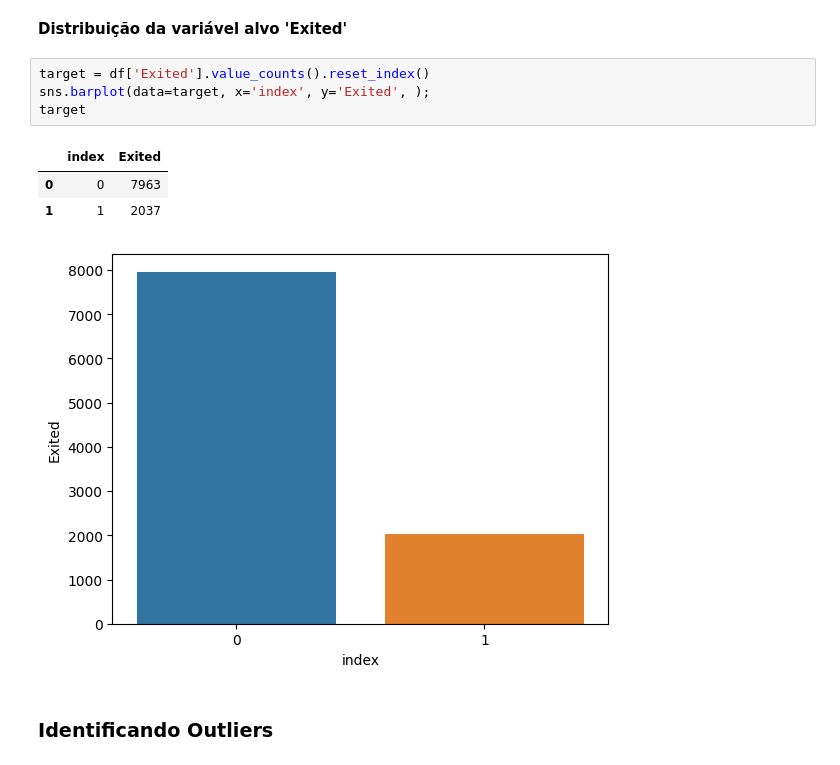
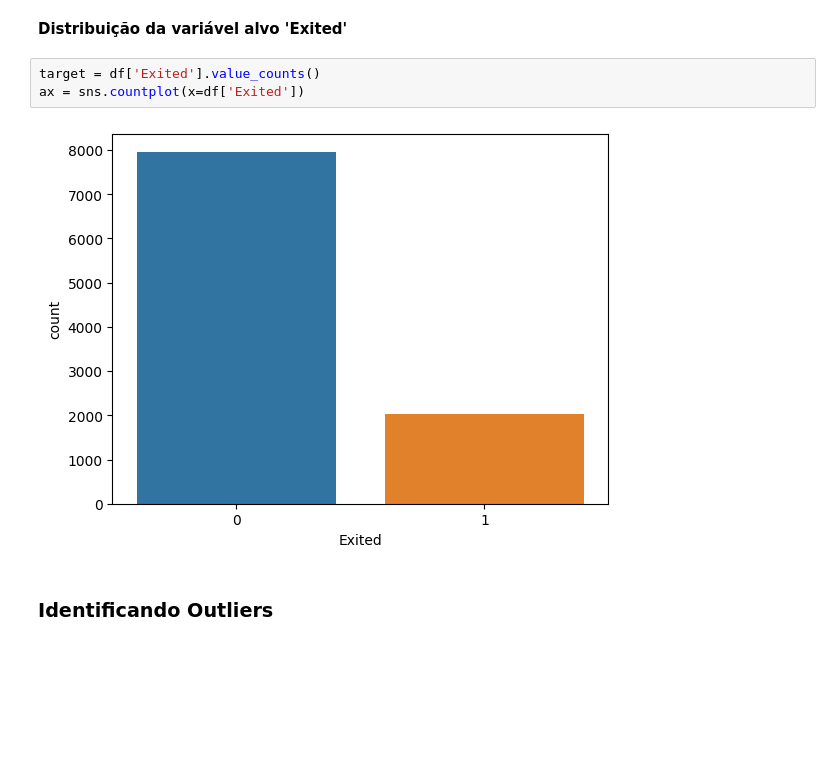
Before and after one commit to dovahkiinemo/ada-ml-projeto-final, a Jupyter notebook: Projeto_ml.ipynb, the cells around one changed output. Saved outputs shown, nothing was run; the diff lists cells and outputs as text; blank space fills up the shorter version.

```diff
--- a/Projeto_ml.ipynb
+++ b/Projeto_ml.ipynb
@@ -150,14 +149,10 @@ df.describe().T
 # %% [markdown]
 **Distribuição da variável alvo 'Exited'**
 # %%
-target = df['Exited'].value_counts().reset_index()
-sns.barplot(data=target, x='index', y='Exited', );
-target
+target = df['Exited'].value_counts()
+ax = sns.countplot(x=df['Exited'])
 # %% [output]
-|  | index | Exited |
-| 0 | 0 | 7963 |
-| 1 | 1 | 2037 |
-[figure, old version]
+[figure, new version]
 # %% [markdown]
 ### Identificando Outliers
 # %%
```
Also changed, not shown: parts of 20 cells of this notebook.
